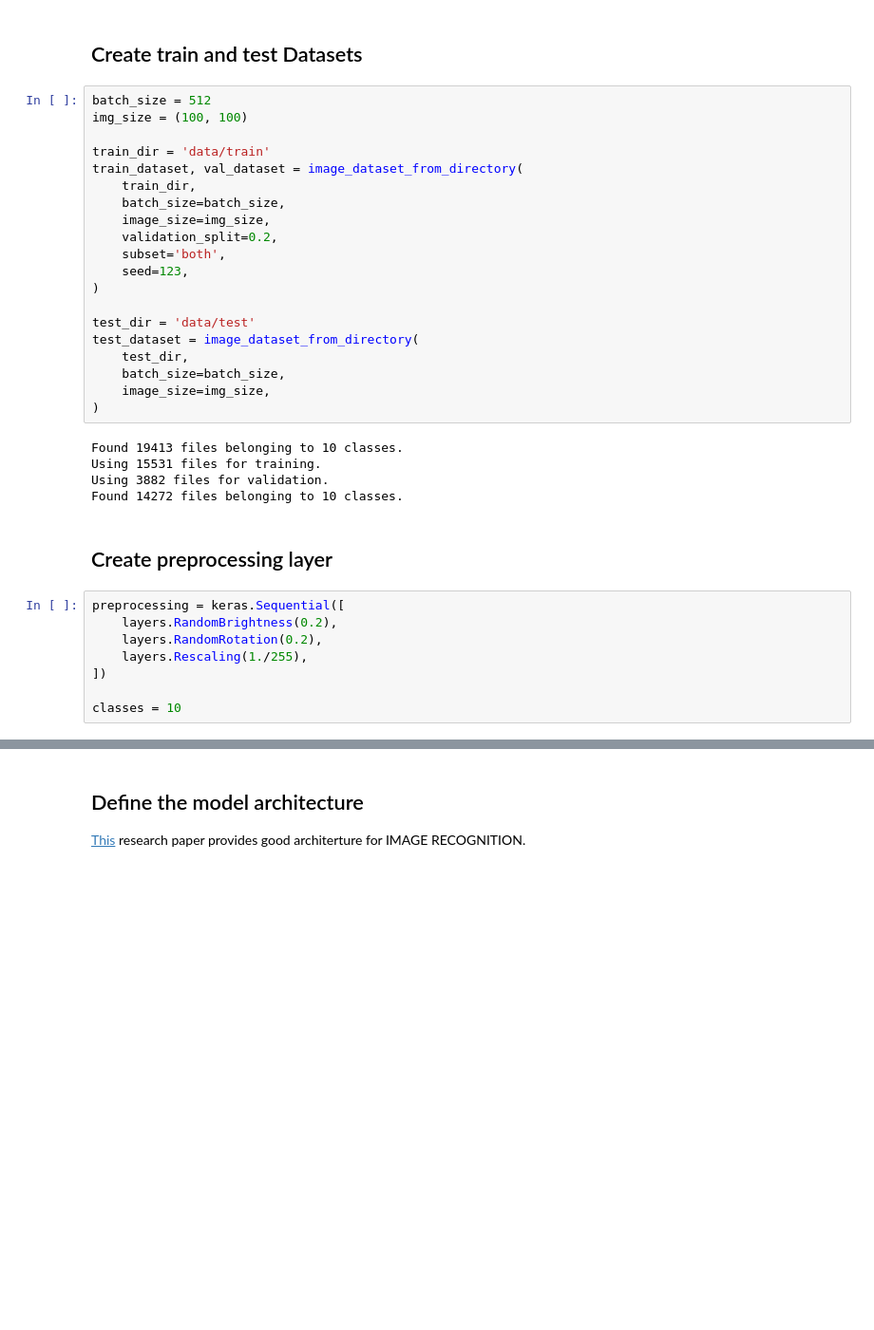
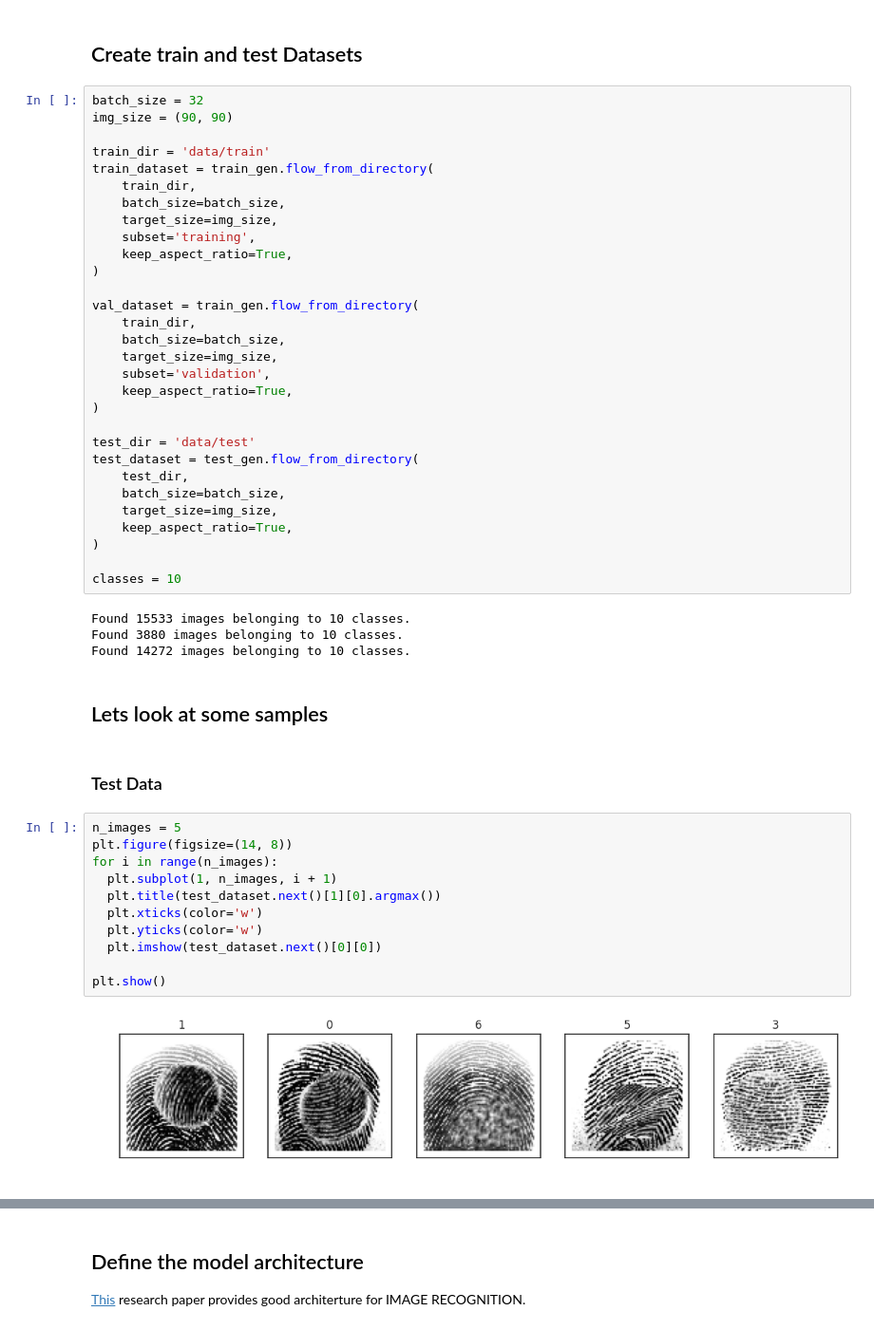
Before and after one commit to ToirovSadi/Fingerprint_Recognition_ML_Assignment, a Jupyter notebook: task2_fingerprint_recognition.ipynb, the cells around one changed output, grey strips where cells are left out. Shown at 95% size. Saved outputs shown, nothing was run; the diff lists cells and outputs as text; blank space fills up the shorter version.

```diff
--- a/task2_fingerprint_recognition.ipynb
+++ b/task2_fingerprint_recognition.ipynb
@@ -161,37 +199,53 @@ plt.show()
 # %% [markdown]
 ## Create train and test Datasets
 # %%
-batch_size = 512
-img_size = (100, 100)
+batch_size = 32
+img_size = (90, 90)
 
 train_dir = 'data/train'
-train_dataset, val_dataset = image_dataset_from_directory(
+train_dataset = train_gen.flow_from_directory(
     train_dir,
     batch_size=batch_size,
-    image_size=img_size,
-    validation_split=0.2,
-    subset='both',
-    seed=123,
+    target_size=img_size,
+    subset='training',
+    keep_aspect_ratio=True,
+)
+
+val_dataset = train_gen.flow_from_directory(
+    train_dir,
+    batch_size=batch_size,
+    target_size=img_size,
+    subset='validation',
+    keep_aspect_ratio=True,
 )
 
 test_dir = 'data/test'
-test_dataset = image_dataset_from_directory(
+test_dataset = test_gen.flow_from_directory(
     test_dir,
     batch_size=batch_size,
-    image_size=img_size,
+    target_size=img_size,
+    keep_aspect_ratio=True,
 )
+
+classes = 10
 # %% [output]
-Found 19413 files belonging to 10 classes.
-Using 15531 files for training.
-Using 3882 files for validation.
-Found 14272 files belonging to 10 classes.
+Found 15533 images belonging to 10 classes.
+Found 3880 images belonging to 10 classes.
+Found 14272 images belonging to 10 classes.
-# %% [markdown]
-## Create preprocessing layer
-# %%
-preprocessing = keras.Sequential([
-    layers.RandomBrightness(0.2),
-    layers.RandomRotation(0.2),
-    layers.Rescaling(1./255),
-])
-
-classes = 10
+# %% [markdown]
+## Lets look at some samples
+# %% [markdown]
+### Test Data
+# %%
+n_images = 5
+plt.figure(figsize=(14, 8))
+for i in range(n_images):
+  plt.subplot(1, n_images, i + 1)
+  plt.title(test_dataset.next()[1][0].argmax())
+  plt.xticks(color='w')
+  plt.yticks(color='w')
+  plt.imshow(test_dataset.next()[0][0])
+
+plt.show()
+# %% [output]
+[figure, added]
```
Also changed, not shown: parts of 18 cells of this notebook.
